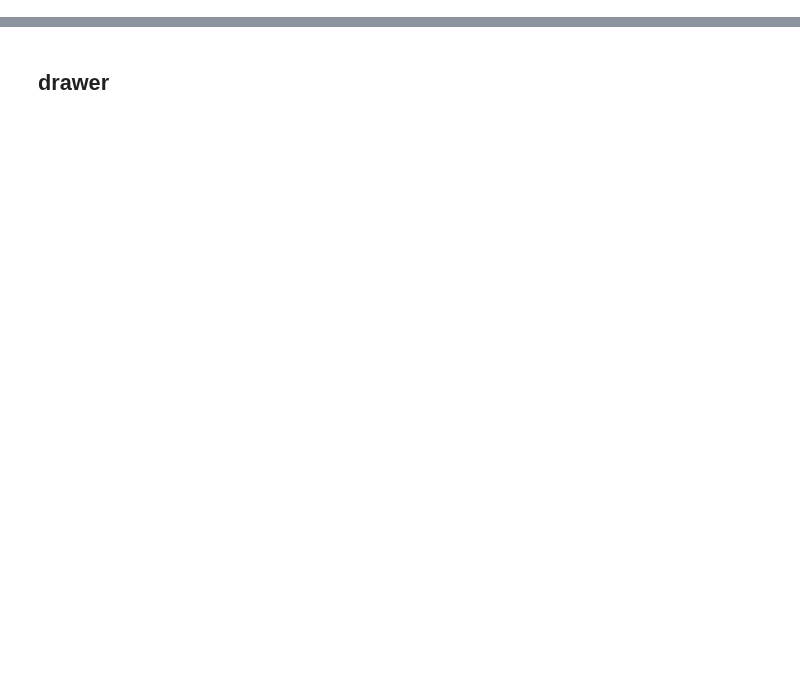
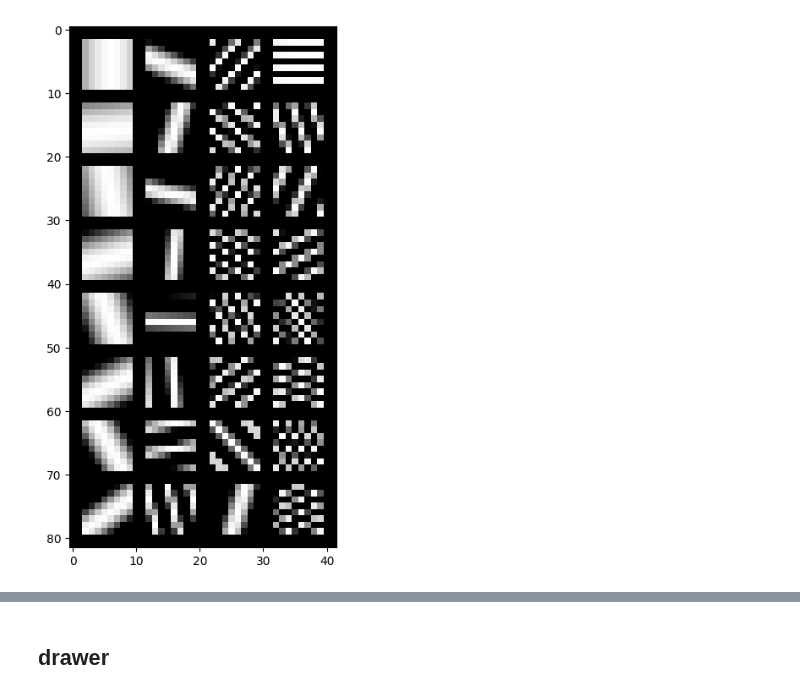
Before and after one commit to eisbetterthanpi/vision, a Jupyter notebook: ViT.ipynb, the cells around one changed output, grey strips where cells are left out. Saved outputs shown, nothing was run; the diff lists cells and outputs as text; code cells hidden in the pictures; blank space fills up the shorter version.

```diff
--- a/ViT.ipynb
+++ b/ViT.ipynb
@@ -545,0 +80,86 @@ print(out.shape)  # Should be (32, 64)
+# %%
+# @title GoldenGateRoPE2d
+import math
+import torch
+import torch.nn as nn
+device = 'cuda' if torch.cuda.is_available() else 'cpu'
+
+class GoldenGateRoPE2d(nn.Module): # jerryxio.ng/posts/nd-rope
+    def __init__(self, image_size, n_heads, n_freqs):
+        super().__init__()
+        n_zero_freqs = 0 # 8/32
+        min_freq, max_freq = .2,20#.2, 20
+        intv = math.pi * (math.sqrt(5)-1)/2 # mod pi instead of 2pi # pi*(sqrt5+-1)/2 ; + and - are equivalent bec mod pi
+        # intv = math.pi * (math.sqrt(5)-1) # https://en.wikipedia.org/wiki/Golden_angle
+        # speed = torch.cat([torch.zeros(n_zero_freqs), min_freq * (max_freq/min_freq) ** torch.linspace(0,1,n_freqs-n_zero_freqs)]).unsqueeze(-1) # [n_freqs,1] # og
+        # speed = min_freq * (max_freq/min_freq) ** torch.linspace(0,1,n_heads*n_freqs).reshape(n_freqs,n_heads,1).transpose(0,1) # [n_heads,n_freqs,1] # each head take a diff dist
+        # print(speed.shape)
+        # top=1#torch.pi
+        # base=100
+        # dim =n_heads*n_freqs
+        # print(speed)
+        speed = torch.cat([torch.zeros(n_zero_freqs), min_freq * (max_freq/min_freq) ** torch.linspace(0,1,n_heads*n_freqs-n_zero_freqs)]).unsqueeze(-1) # [n_freqs,1] # og
+        # speed = top / (base ** (torch.arange(0, n_freqs, step=1, device=device) / n_freqs)) # [n_heads,n_freqs,1]
+        # if n_zero_freqs>0: speed[-n_zero_freqs:] = 0
+        # print(speed)
+        # speed = speed.reshape(n_heads,n_freqs,1) # [n_heads,n_freqs,1] # each head take a diff dist
+        speed = speed.reshape(n_freqs,n_heads,1).transpose(0,1)
+        # print(speed.shape)
+
+
+        angle = torch.arange(n_heads*n_freqs).reshape(n_heads, n_freqs) * intv # [n_heads, n_freqs]
+        direction = torch.stack([torch.cos(angle), torch.sin(angle)], dim=-1) # [n_heads, n_freqs, 2]
+        vel = speed * direction # speed in direction[n_heads, n_freqs, 2]
+        h, w = image_size
+        # xlim, ylim = math.sqrt(w/h), math.sqrt(h/w)
+        # xlim, ylim = w/h, h/w
+        xlim, ylim = 1, 1
+        # y, x = torch.meshgrid(torch.linspace(-ylim, ylim, h), torch.linspace(-xlim, xlim, w), indexing="ij") # [h,w], y:row_num, x:col_num
+        y, x = torch.meshgrid(torch.arange(-h//2, h//2), torch.arange(-w//2, w//2), indexing="ij") # [h,w], y:row_num, x:col_num
+        pos = torch.stack([x, y], dim=-1)[...,None,None,:] # [h,w,1,1,2] cartesian coords
+        theta = (vel*pos).sum(dim=-1) # [h,w,n_heads,n_freqs,2]->[h,w,n_heads,d_head]
+        self.theta = theta
+        cos, sin = torch.cos(theta), torch.sin(theta)
+        self.affine = torch.stack([cos, -sin, sin, cos], dim=-1).unflatten(-1, (2,2)).to(device) # [h,w,n_heads,n_freqs,2,2]
+        # self.affine = self.affine.reshape(1,-1,...) # [1,t,n_heads,n_freqs,2,2]
+        self.affine = self.affine.flatten(0,1).transpose(0,1).unsqueeze(0) # [1,n_heads,t,n_freqs,2,2]
+
+    def forward(self, input): # [b,h,t,d] # [b,h,w,n_head,d_head]
+        # print(self.affine.shape, input.unflatten(-1, (-1,2)).unsqueeze(-1).shape)
+        return (self.affine @ input.unflatten(-1, (-1,2)).unsqueeze(-1)).flatten(-3) # @ [b,h,t,d_head//2,2,1]
+
+        # _,h,w,_,_ = input.shape
+        # if self.h < h or self.w < w: self.__init__((max(self.h,h), max(self.w,w)), n_heads, n_freqs)
+        # return (self.affine[:,-h//2:h//2,-w//2:w//2] @ input.unflatten(-1, (-1,2)).unsqueeze(-1)).flatten(-3)
+# /2 better
+# speed [n_freqs,1] # og best
+
+# image_size=(5,7)
+image_size=(8,8)
+n_heads=8
+n_freqs=4
+ggrope = GoldenGateRoPE2d(image_size, n_heads, n_freqs)
+
+# x = torch.rand(2, *image_size, n_heads, n_freqs*2)
+# out = ggrope(x)
+# print(out.shape)
+# # print(out[0])
+theta = ggrope.theta.flatten(-2).permute(2,0,1).unsqueeze(1) # [b,1,h,w]
+cy, cx = image_size[0]//2, image_size[1]//2
+sim = torch.cos(theta-theta[...,cy,cx][...,None,None]) # [b,1,h,w]
+# sim = sim.unflatten(0, (n_heads, n_freqs)).mean(1)
+# print(sim.shape)
+
+import numpy as np
+import matplotlib.pyplot as plt
+def imshow(img):
+    npimg = img.numpy()
+    print(npimg.shape)
+    plt.rcParams["figure.figsize"] = (8,8)
+    plt.imshow(np.transpose(npimg, (1, 2, 0)))
+    plt.show()
+# bhwc
+
+import torchvision
+imshow(torchvision.utils.make_grid(sim, nrow=n_freqs))
+# %% [output]
@@ -546,3 +168,4 @@ print(out.shape)  # Should be (32, 64)
+[figure, added]
 # %%
 # @title ViT me more
 import torch
```
Also changed, not shown: parts of 17 cells of this notebook.
